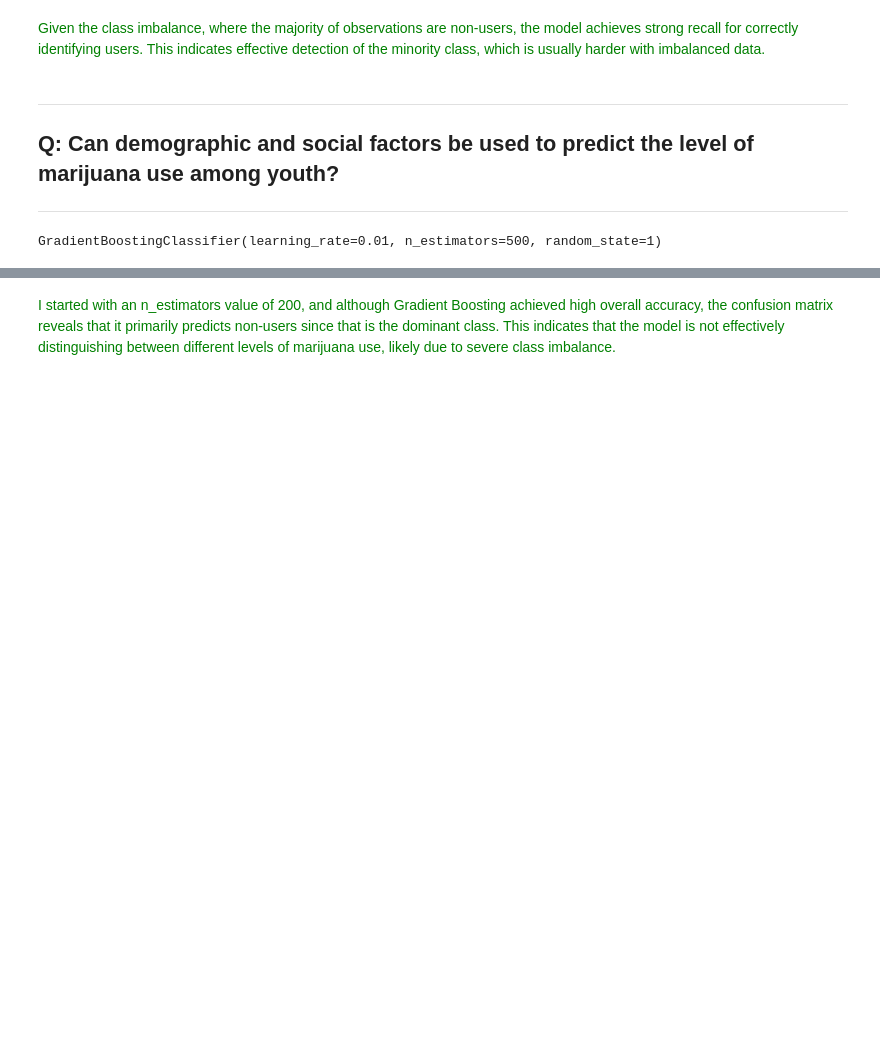
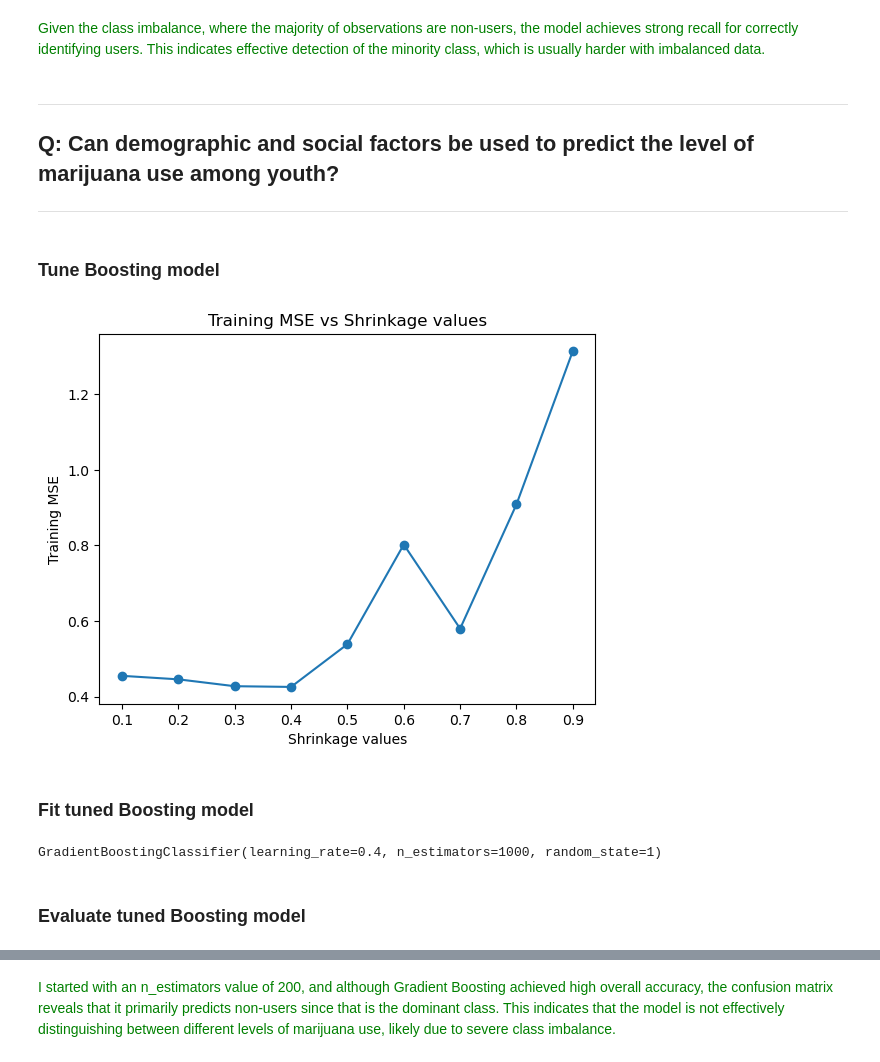
Before and after one commit to Jgrabowski1985/Grabowski_ML2_Homework1, a Jupyter notebook: Grabowski_Practical_HW1.ipynb, the cells around one changed output, grey strips where cells are left out. Cells and saved outputs as stored; diff of their text form; code cells hidden in the pictures; blank space fills up the shorter version.

```diff
--- a/Grabowski_Practical_HW1.ipynb
+++ b/Grabowski_Practical_HW1.ipynb
@@ -139,14 +143,14 @@ Name: count, dtype: int64
 df_bin = drug_use_df[features + ["MRJFLAG"]].copy()
 df_bin = df_bin.dropna()
 
-X_bin = df_bin[features]
+X_bin = pd.get_dummies(df_bin[features], drop_first=True)
 y_bin = df_bin["MRJFLAG"]
 
 # Multi-class
 df_multi = drug_use_df[features + ["MRJMDAYS"]].copy()
 df_multi = df_multi.dropna()
 
-X_multi = df_multi[features]
+X_multi = pd.get_dummies(df_multi[features], drop_first=True)
 y_multi = df_multi["MRJMDAYS"]
 
 # Regression
@@ -156,7 +160,7 @@ df_reg = drug_use_df[features + ["IRMJFY"]].copy()
 df_reg = df_reg[~df_reg["IRMJFY"].isin([991, 993])]
 df_reg = df_reg.dropna()
 
-X_reg = df_reg[features]
+X_reg = pd.get_dummies(df_reg[features], drop_first=True)
 y_reg = df_reg["IRMJFY"]
 # %%
 #y_reg.value_counts()
@@ -291,14 +301,44 @@ Recall: 0.7101063829787234
 ## Q: Can demographic and social factors be used to predict the level of marijuana use among youth?
 
 ----------
+# %% [markdown]
+### Tune Boosting model
 # %%
 # Multi-class
 
 # Fit Gradient Boosting model
-boost_drug_use = GradientBoostingClassifier(n_estimators=500, learning_rate=0.01, random_state=1)
-boost_drug_use.fit(X_train_multi, y_train_multi)
+boost_drug_use = GradientBoostingClassifier(n_estimators=1000, random_state=1)
+
+# Fit model to training data and calculate MSE for different shrinkage values
+lambdas = np.arange(0.1, 1.0, 0.1)
+mse_values = []
+
+for lam in lambdas:
+    boost_drug_use.set_params(learning_rate=lam)
+    boost_drug_use.fit(X_train_multi, y_train_multi)
+    y_pred = boost_drug_use.predict(X_train_multi)
+    mse_values.append(mean_squared_error(y_train_multi, y_pred))
+
+
+# plot
+plt.plot(lambdas, mse_values, marker='o')
+plt.xlabel("Shrinkage values")
+plt.ylabel("Training MSE")
+plt.title("Training MSE vs Shrinkage values")
+plt.show()
 # %% [output]
-GradientBoostingClassifier(learning_rate=0.01, n_estimators=500, random_state=1)
+[figure, added]
+# %% [markdown]
+### Fit tuned Boosting model
+# %%
+# Fit tuned Gradient Boosting model
+boost_drug_use = GradientBoostingClassifier(n_estimators=1000, learning_rate=0.4, random_state=1)
+
+boost_drug_use.fit(X_train_multi, y_train_multi)
+# %% [output]
+GradientBoostingClassifier(learning_rate=0.4, n_estimators=1000, random_state=1)
+# %% [markdown]
+### Evaluate tuned Boosting model
 # %%
 y_pred_boost = boost_drug_use.predict(X_test_multi)
 
```
Also changed, not shown: parts of 11 cells of this notebook.
